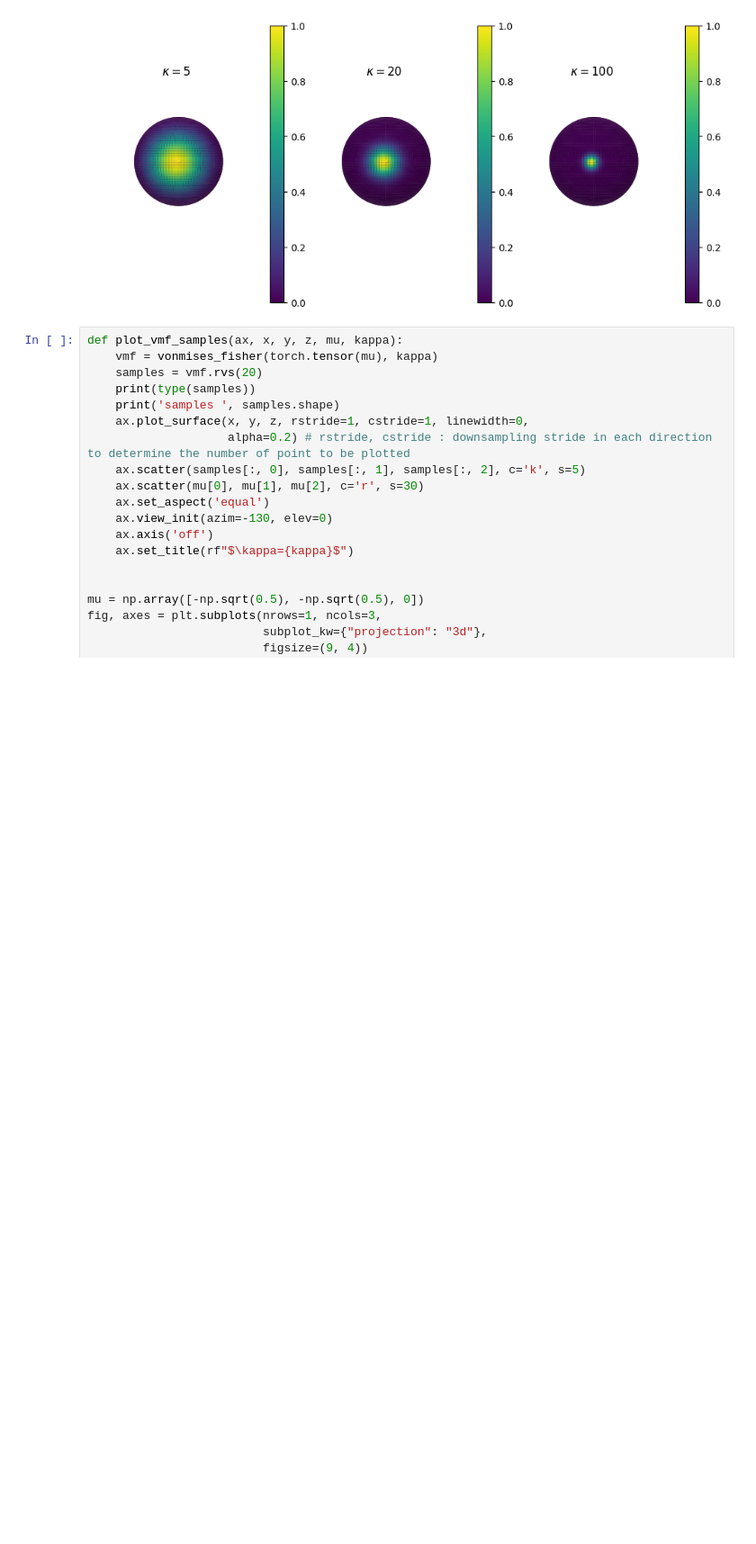
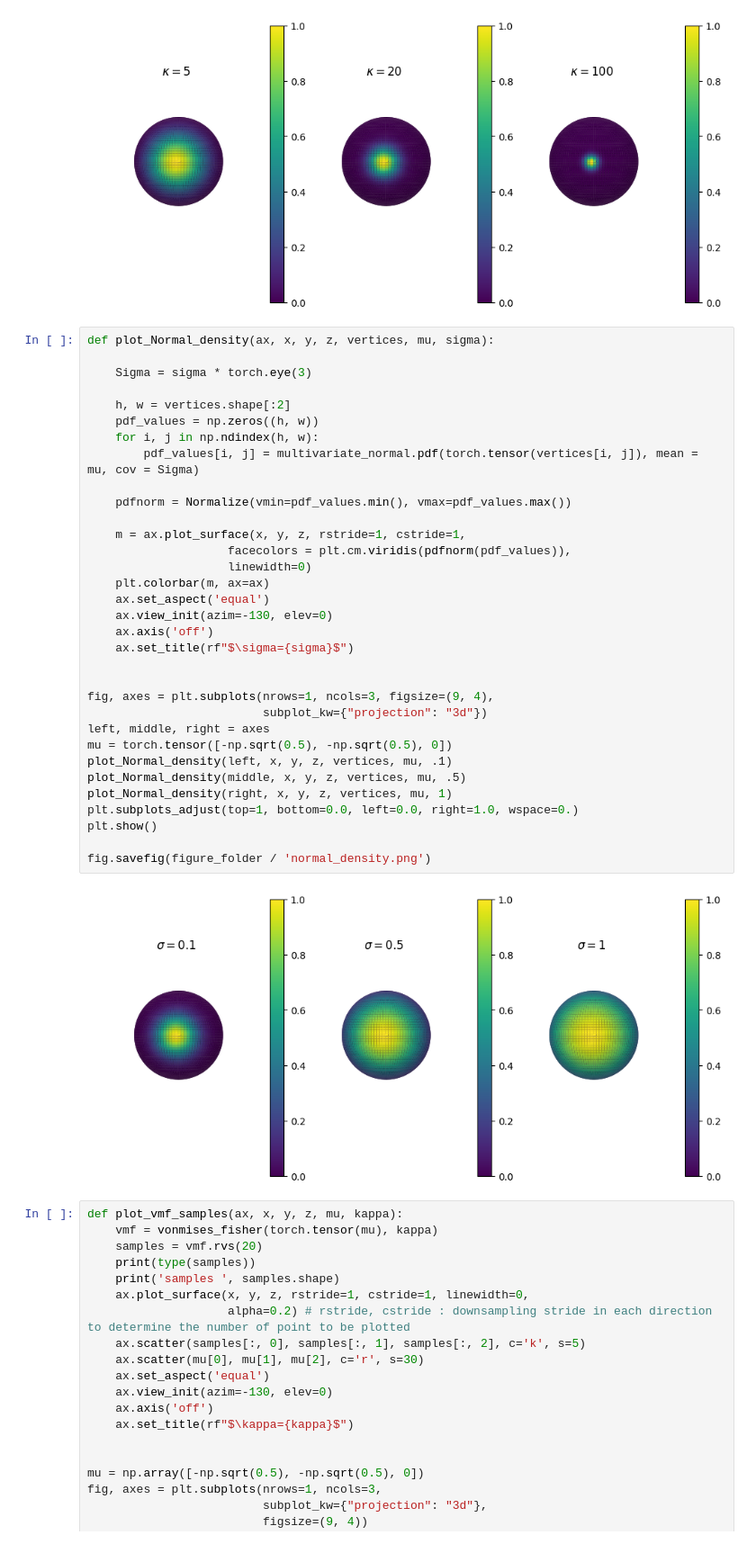
Before and after one commit to vdng9338/projet-compstats-2023, a Jupyter notebook: Code/sampling_exp.ipynb, the cells around one changed output. Shown at 90% size. Cells and saved outputs as stored; diff of their text form; blank space fills up the shorter version.

```diff
--- a/Code/sampling_exp.ipynb
+++ b/Code/sampling_exp.ipynb
@@ -95,6 +98,41 @@ pdf  5.2383753539433876e-06
 pdf  3.460360836518648e-06
 pdf
 [figure]
+# %%
+def plot_Normal_density(ax, x, y, z, vertices, mu, sigma):
+
+    Sigma = sigma * torch.eye(3)
+
+    h, w = vertices.shape[:2]
+    pdf_values = np.zeros((h, w))
+    for i, j in np.ndindex(h, w):
+        pdf_values[i, j] = multivariate_normal.pdf(torch.tensor(vertices[i, j]), mean =  mu, cov = Sigma)
+
+    pdfnorm = Normalize(vmin=pdf_values.min(), vmax=pdf_values.max())
+
+    m = ax.plot_surface(x, y, z, rstride=1, cstride=1,
+                    facecolors = plt.cm.viridis(pdfnorm(pdf_values)),
+                    linewidth=0)
+    plt.colorbar(m, ax=ax)
+    ax.set_aspect('equal')
+    ax.view_init(azim=-130, elev=0)
+    ax.axis('off')
+    ax.set_title(rf"$\sigma={sigma}$")
+
+
+fig, axes = plt.subplots(nrows=1, ncols=3, figsize=(9, 4),
+                         subplot_kw={"projection": "3d"})
+left, middle, right = axes
+mu = torch.tensor([-np.sqrt(0.5), -np.sqrt(0.5), 0])
+plot_Normal_density(left, x, y, z, vertices, mu, .1)
+plot_Normal_density(middle, x, y, z, vertices, mu, .5)
+plot_Normal_density(right, x, y, z, vertices, mu, 1)
+plt.subplots_adjust(top=1, bottom=0.0, left=0.0, right=1.0, wspace=0.)
+plt.show()
+
+fig.savefig(figure_folder / 'normal_density.png')
+# %% [output]
+[figure, added]
 # %%
 def plot_vmf_samples(ax, x, y, z, mu, kappa):
     vmf = vonmises_fisher(torch.tensor(mu), kappa)
```
Also changed, not shown: parts of 3 cells of this notebook, 5 other files.
